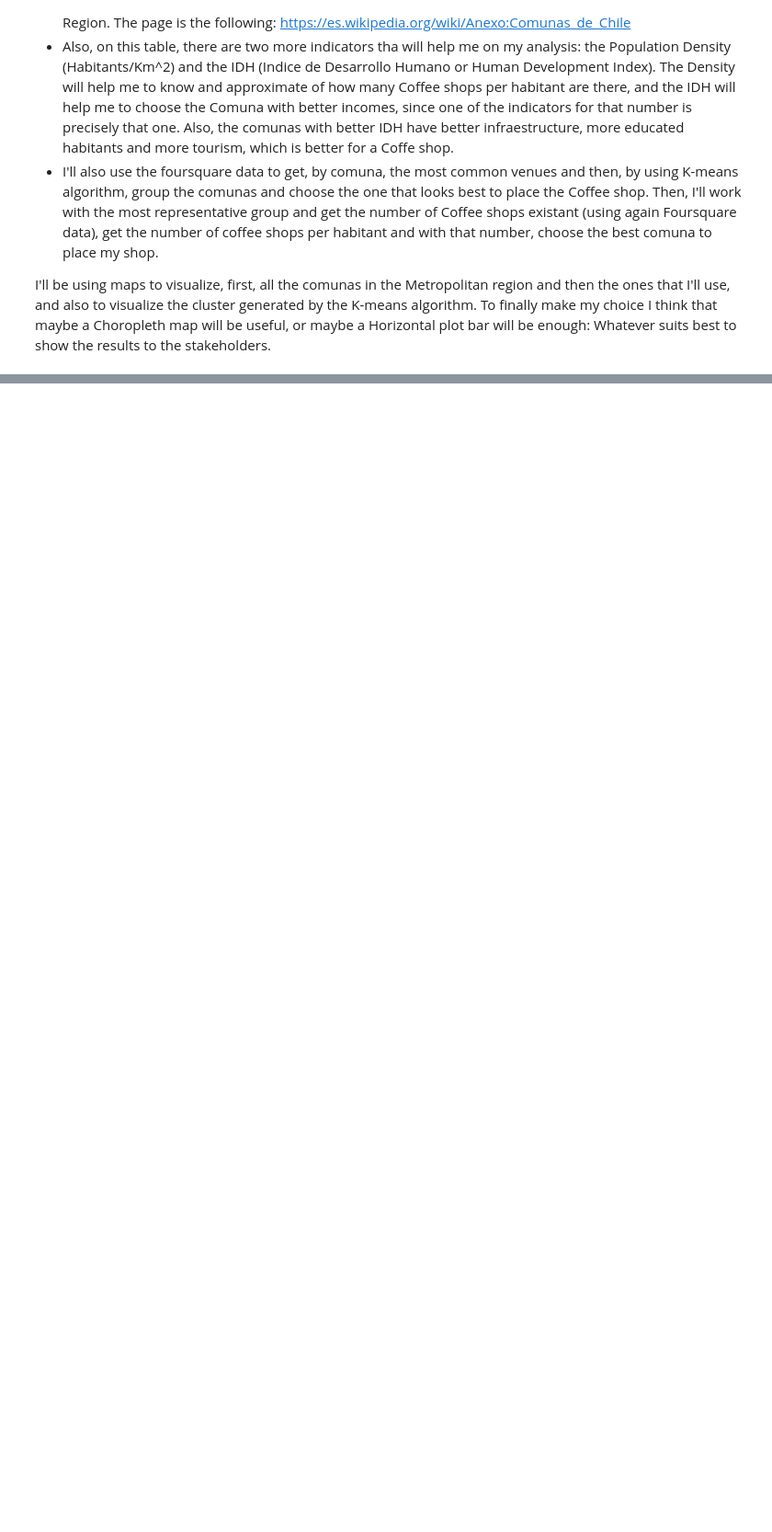
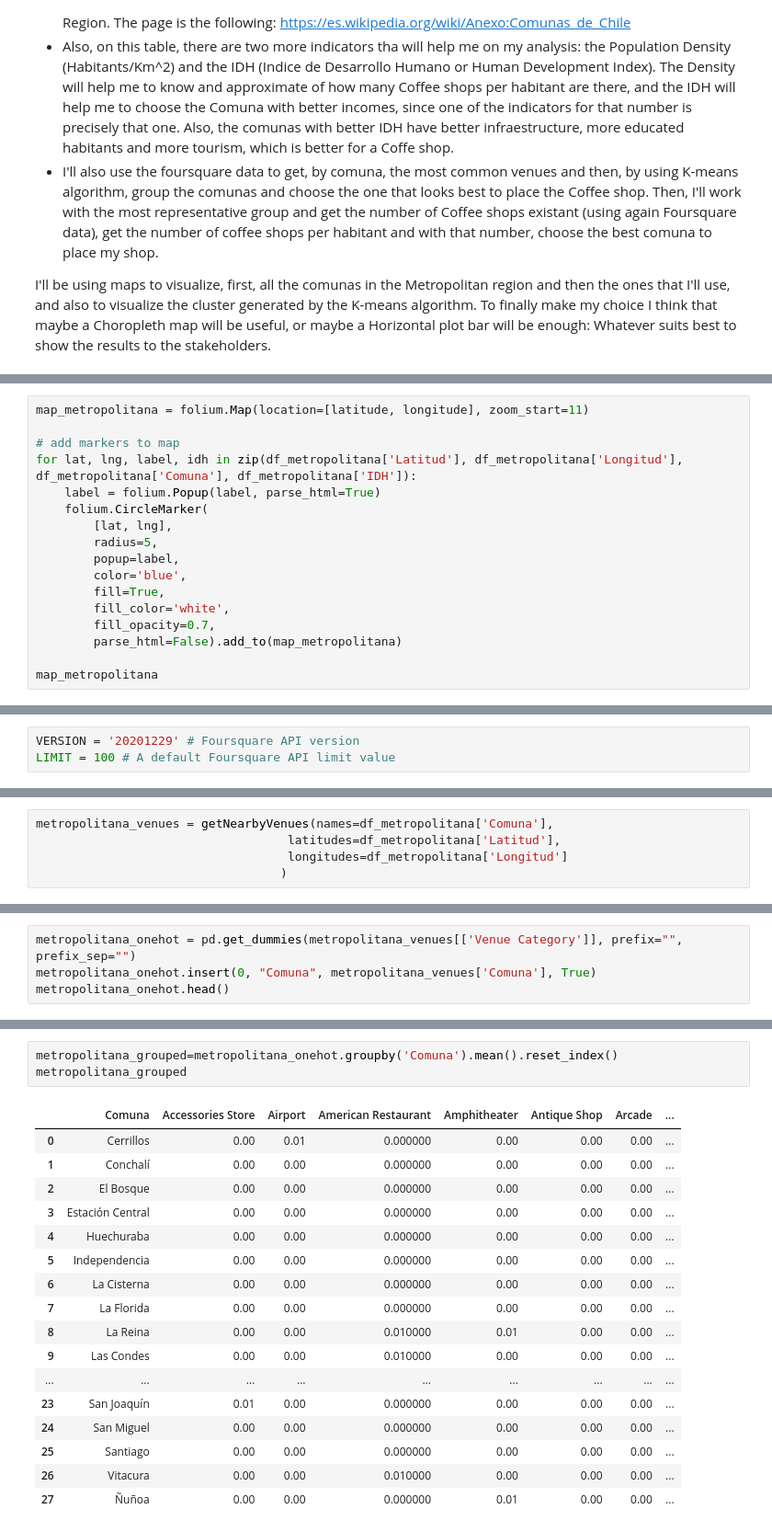
Before and after one commit to jcolivaresv/Coursera_Capstone, a Jupyter notebook: Chile_best_comuna_for_CoffeeShop.ipynb, the cells around one changed output, grey strips where cells are left out. Shown at 92% size. Saved outputs shown, nothing was run; the diff lists cells and outputs as text; blank space fills up the shorter version.

```diff
--- a/Chile_best_comuna_for_CoffeeShop.ipynb
+++ b/Chile_best_comuna_for_CoffeeShop.ipynb
@@ -17,0 +160,17 @@ I'll be using maps to visualize, first, all the comunas in the Metropolitan regi
+# %%
+map_metropolitana = folium.Map(location=[latitude, longitude], zoom_start=11)
+
+# add markers to map
+for lat, lng, label, idh in zip(df_metropolitana['Latitud'], df_metropolitana['Longitud'], df_metropolitana['Comuna'], df_metropolitana['IDH']):
+    label = folium.Popup(label, parse_html=True)
+    folium.CircleMarker(
+        [lat, lng],
+        radius=5,
+        popup=label,
+        color='blue',
+        fill=True,
+        fill_color='white',
+        fill_opacity=0.7,
+        parse_html=False).add_to(map_metropolitana)
+
+map_metropolitana
@@ -17,0 +183,3 @@ I'll be using maps to visualize, first, all the comunas in the Metropolitan regi
+# %%
+VERSION = '20201229' # Foursquare API version
+LIMIT = 100 # A default Foursquare API limit value
@@ -17,0 +225,5 @@ I'll be using maps to visualize, first, all the comunas in the Metropolitan regi
+# %%
+metropolitana_venues = getNearbyVenues(names=df_metropolitana['Comuna'],
+                                   latitudes=df_metropolitana['Latitud'],
+                                   longitudes=df_metropolitana['Longitud']
+                                  )
@@ -17,0 +278,4 @@ I'll be using maps to visualize, first, all the comunas in the Metropolitan regi
+# %%
+metropolitana_onehot = pd.get_dummies(metropolitana_venues[['Venue Category']], prefix="", prefix_sep="")
+metropolitana_onehot.insert(0, "Comuna", metropolitana_venues['Comuna'], True)
+metropolitana_onehot.head()
@@ -17,0 +292,21 @@ I'll be using maps to visualize, first, all the comunas in the Metropolitan regi
+# %%
+metropolitana_grouped=metropolitana_onehot.groupby('Comuna').mean().reset_index()
+metropolitana_grouped
+# %% [output]
+|  | Comuna | Accessories Store | Airport | American Restaurant | Amphitheater | Antique Shop | Arcade | ... |
+| 0 | Cerrillos | 0.00 | 0.01 | 0.000000 | 0.00 | 0.00 | 0.00 | ... |
+| 1 | Conchalí | 0.00 | 0.00 | 0.000000 | 0.00 | 0.00 | 0.00 | ... |
+| 2 | El Bosque | 0.00 | 0.00 | 0.000000 | 0.00 | 0.00 | 0.00 | ... |
+| 3 | Estación Central | 0.00 | 0.00 | 0.000000 | 0.00 | 0.00 | 0.00 | ... |
+| 4 | Huechuraba | 0.00 | 0.00 | 0.000000 | 0.00 | 0.00 | 0.00 | ... |
+| 5 | Independencia | 0.00 | 0.00 | 0.000000 | 0.00 | 0.00 | 0.00 | ... |
+| 6 | La Cisterna | 0.00 | 0.00 | 0.000000 | 0.00 | 0.00 | 0.00 | ... |
+| 7 | La Florida | 0.00 | 0.00 | 0.000000 | 0.00 | 0.00 | 0.00 | ... |
+| 8 | La Reina | 0.00 | 0.00 | 0.010000 | 0.01 | 0.00 | 0.00 | ... |
+| 9 | Las Condes | 0.00 | 0.00 | 0.010000 | 0.00 | 0.00 | 0.00 | ... |
+| ... | ... | ... | ... | ... | ... | ... | ... | ... |
+| 23 | San Joaquín | 0.01 | 0.00 | 0.000000 | 0.00 | 0.00 | 0.00 | ... |
+| 24 | San Miguel | 0.00 | 0.00 | 0.000000 | 0.00 | 0.00 | 0.00 | ... |
+| 25 | Santiago | 0.00 | 0.00 | 0.000000 | 0.00 | 0.00 | 0.00 | ... |
+| 26 | Vitacura | 0.00 | 0.00 | 0.010000 | 0.00 | 0.00 | 0.00 | ... |
+| 27 | Ñuñoa | 0.00 | 0.00 | 0.000000 | 0.01 | 0.00 | 0.00 | ... |
```
Also changed, not shown: parts of 77 cells of this notebook.
